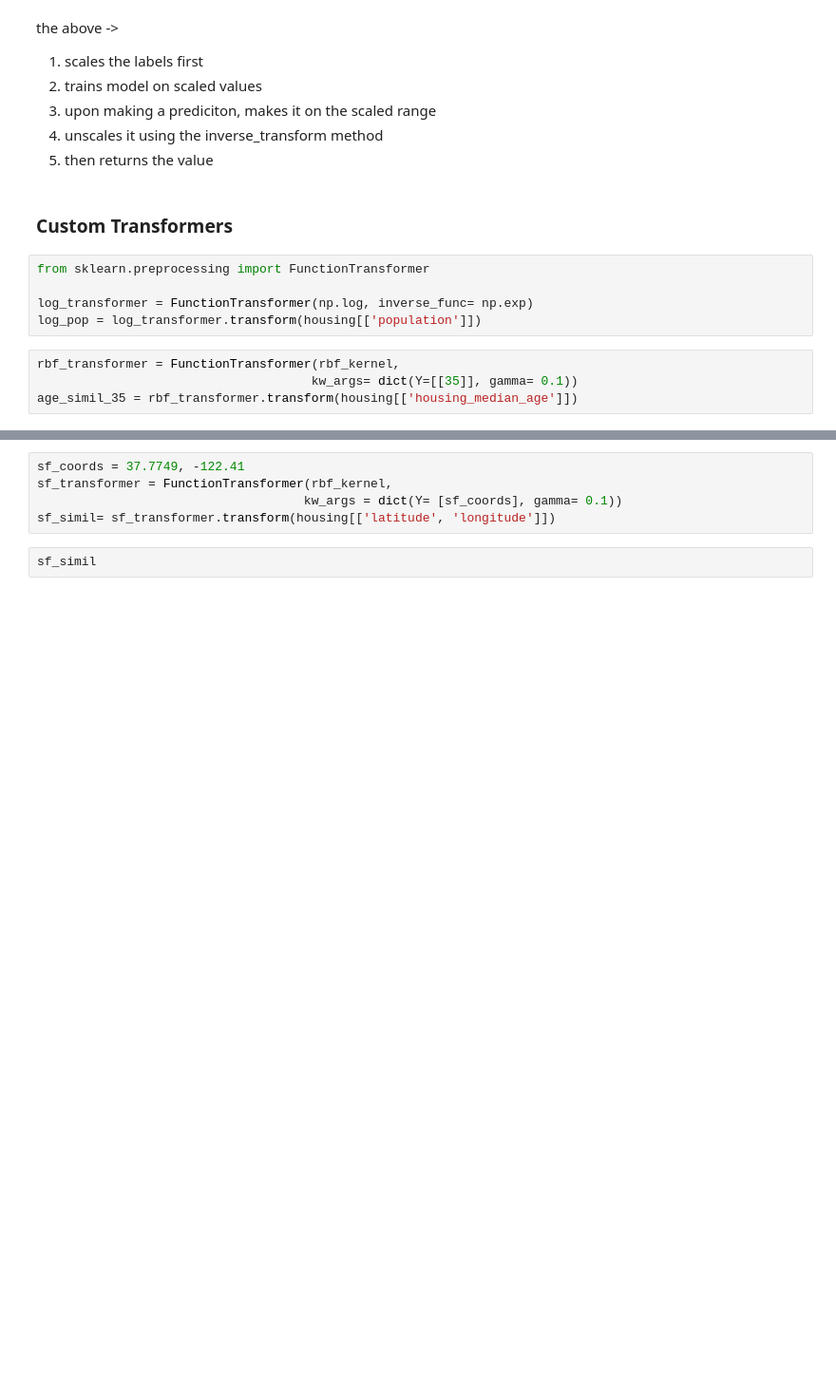
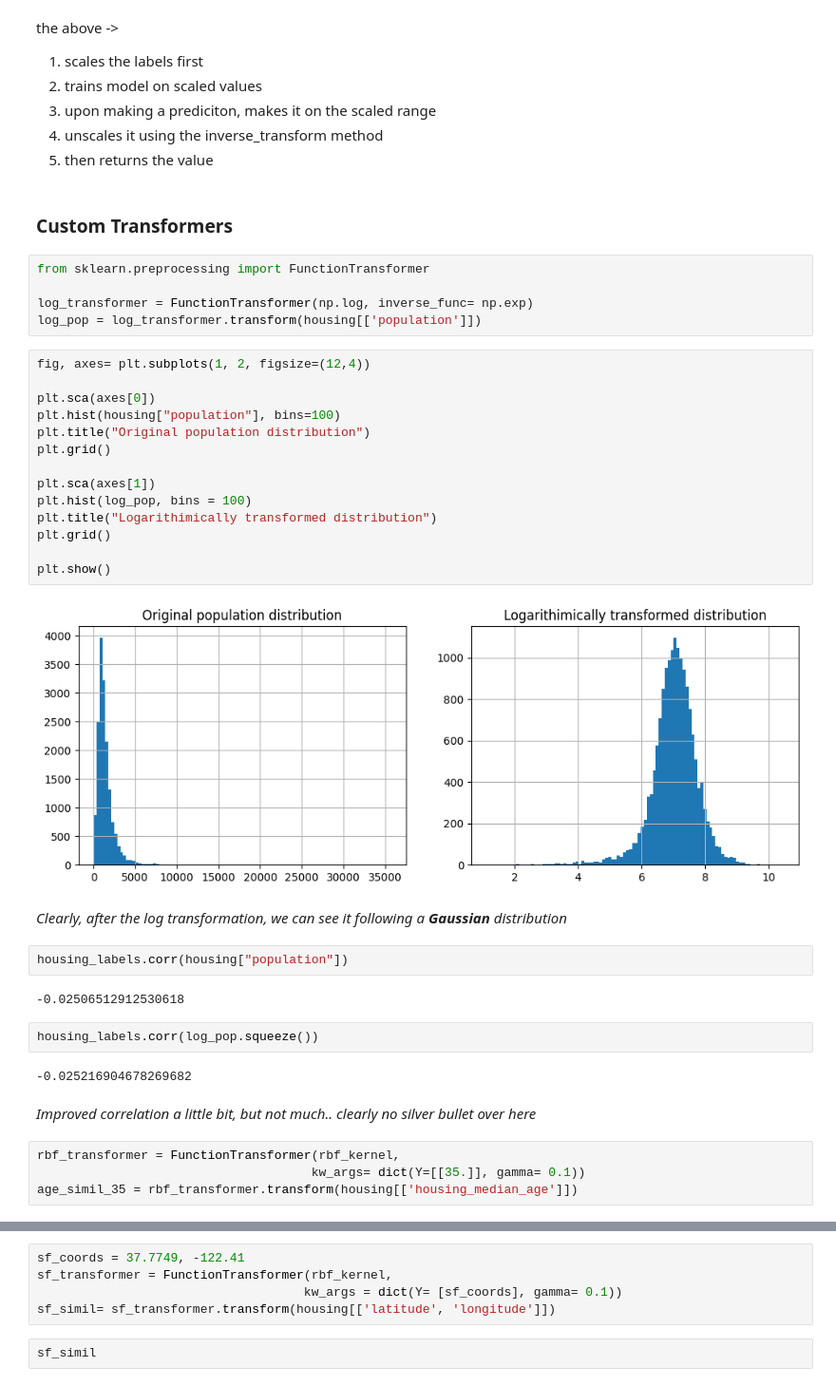
Before and after one commit to taif-ghazali/ML-models, a Jupyter notebook: Cali.ipynb, the cells around one changed output, grey strips where cells are left out. Shown at 95% size. Saved outputs shown, nothing was run; the diff lists cells and outputs as text; blank space fills up the shorter version.

```diff
--- a/Cali.ipynb
+++ b/Cali.ipynb
@@ -546,9 +546,37 @@ from sklearn.preprocessing import FunctionTransformer
 
 log_transformer = FunctionTransformer(np.log, inverse_func= np.exp)
 log_pop = log_transformer.transform(housing[['population']])
+# %%
+fig, axes= plt.subplots(1, 2, figsize=(12,4))
+
+plt.sca(axes[0])
+plt.hist(housing["population"], bins=100)
+plt.title("Original population distribution")
+plt.grid()
+
+plt.sca(axes[1])
+plt.hist(log_pop, bins = 100)
+plt.title("Logarithimically transformed distribution")
+plt.grid()
+
+plt.show()
+# %% [output]
+[figure, added]
+# %% [markdown]
+*Clearly, after the log transformation, we can see it following a **Gaussian** distribution*
+# %%
+housing_labels.corr(housing["population"])
+# %% [output]
+-0.02506512912530618
+# %%
+housing_labels.corr(log_pop.squeeze())
+# %% [output]
+-0.025216904678269682
+# %% [markdown]
+*Improved correlation a little bit, but not much.. clearly no silver bullet over here*
 # %%
 rbf_transformer = FunctionTransformer(rbf_kernel,
-                                     kw_args= dict(Y=[[35]], gamma= 0.1))
+                                     kw_args= dict(Y=[[35.]], gamma= 0.1))
 age_simil_35 = rbf_transformer.transform(housing[['housing_median_age']])
 # %%
 age_simil_35
```
Also changed, not shown: parts of 127 cells of this notebook.
